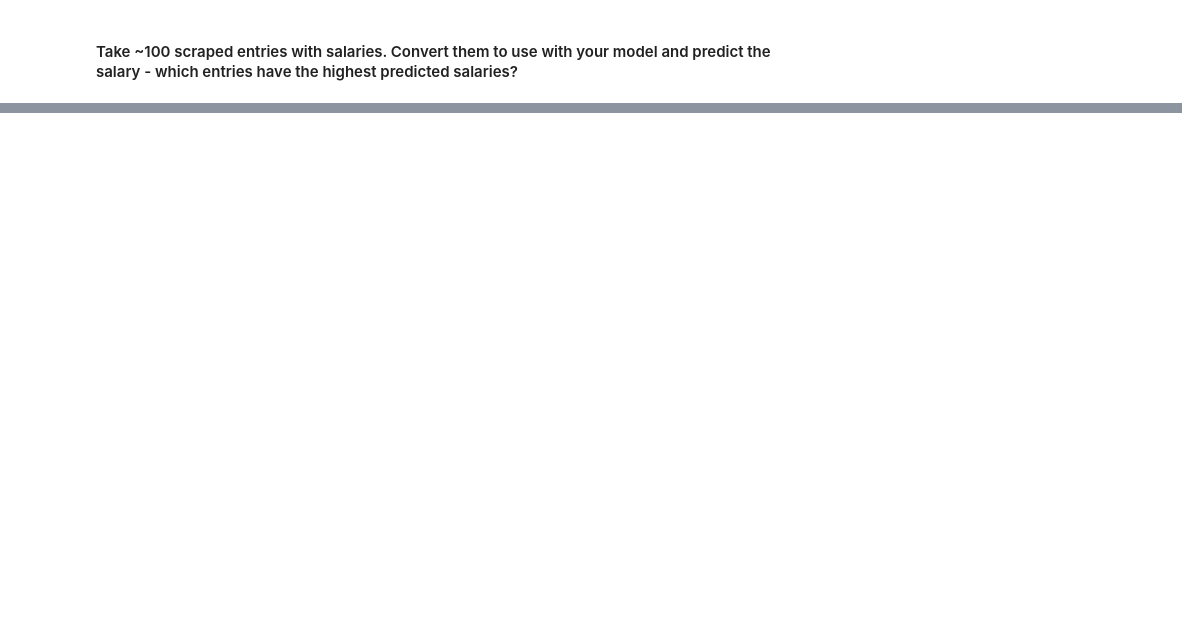
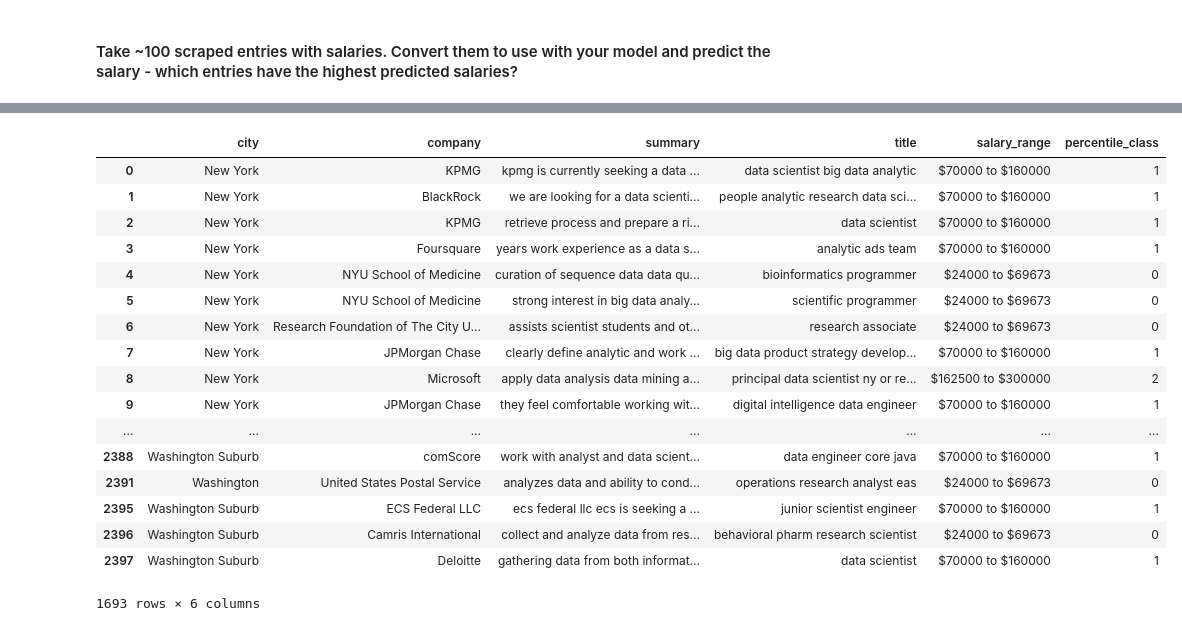
Before and after one commit to LeylaMova/indeed-salary-prediction, a Jupyter notebook: ipynb/starter_code.ipynb, the cells around one changed output, grey strips where cells are left out. Saved outputs shown, nothing was run; the diff lists cells and outputs as text; code cells hidden in the pictures; blank space fills up the shorter version.

```diff
--- a/ipynb/starter_code.ipynb
+++ b/ipynb/starter_code.ipynb
@@ -531,24 +581,0 @@ test['city'] = test['city'].astype(str)
-# %%
-test['title'] = test['title'].apply(standardize)
-test['summary'] = test['summary'].apply(standardize)
-# %%
-test['city'] = test.apply(map_city, axis=1)
-test['city_suburb'] = test['city'].apply(lambda x: 1 if 'Suburb' in x else 0)
-test = test.join(pd.get_dummies(test['city'].apply(f)))
-# %%
-test = extract_keywords_into_dummies(test, 'title','senior','associate','specialist',
-                                     'technician','lead')
-test = extract_keywords_into_dummies(test, 'title','research','analyst','research analyst',
-                                     'data analyst','senior research','engineer','project',
-                                     'data scientist','machine learning','software',
-                                     'data engineer','quantitative','senior data scientist',
-                                     'director data','data science','statistical')
-
-test = extract_keywords_into_dummies(test, 'summary','management','data management',
-                                     'interpret','quality','python','modeling','intelligence')
-
-test['less_6yrs'] = test['summary'].apply(lambda x: 1 if 'two years' in x or '2 years' in x
-                                          or '3 years' in x or '5 years' in x or '6 years' in x
-                                          or 'five years' in x else 0)
-
-test = extract_keywords_into_dummies(test, 'summary','phd')
@@ -557,2 +581,0 @@ X = test.drop(['city','company','summary','title'], axis=1)
-# %%
-test['percentile_range'] = model.predict(X)
@@ -579,0 +582,21 @@ test[test['city'] == 'Los Angeles']
+# %%
+predict_salary(test)
+# %% [output]
+|  | city | company | summary | title | salary_range | percentile_class |
+| 0 | New York | KPMG | kpmg is currently seeking a data ... | data scientist big data analytic | $70000 to $160000 | 1 |
+| 1 | New York | BlackRock | we are looking for a data scienti... | people analytic research data sci... | $70000 to $160000 | 1 |
+| 2 | New York | KPMG | retrieve process and prepare a ri... | data scientist | $70000 to $160000 | 1 |
+| 3 | New York | Foursquare | years work experience as a data s... | analytic ads team | $70000 to $160000 | 1 |
+| 4 | New York | NYU School of Medicine | curation of sequence data data qu... | bioinformatics programmer | $24000 to $69673 | 0 |
+| 5 | New York | NYU School of Medicine | strong interest in big data analy... | scientific programmer | $24000 to $69673 | 0 |
+| 6 | New York | Research Foundation of The City U... | assists scientist students and ot... | research associate | $24000 to $69673 | 0 |
+| 7 | New York | JPMorgan Chase | clearly define analytic and work ... | big data product strategy develop... | $70000 to $160000 | 1 |
+| 8 | New York | Microsoft | apply data analysis data mining a... | principal data scientist ny or re... | $162500 to $300000 | 2 |
+| 9 | New York | JPMorgan Chase | they feel comfortable working wit... | digital intelligence data engineer | $70000 to $160000 | 1 |
+| ... | ... | ... | ... | ... | ... | ... |
+| 2388 | Washington Suburb | comScore | work with analyst and data scient... | data engineer core java | $70000 to $160000 | 1 |
+| 2391 | Washington | United States Postal Service | analyzes data and ability to cond... | operations research analyst eas | $24000 to $69673 | 0 |
+| 2395 | Washington Suburb | ECS Federal LLC | ecs federal llc ecs is seeking a ... | junior scientist engineer | $70000 to $160000 | 1 |
+| 2396 | Washington Suburb | Camris International | collect and analyze data from res... | behavioral pharm research scientist | $24000 to $69673 | 0 |
+| 2397 | Washington Suburb | Deloitte | gathering data from both informat... | data scientist | $70000 to $160000 | 1 |
+1693 rows × 6 columns
```
Also changed, not shown: parts of 89 cells of this notebook, 12 other files.
